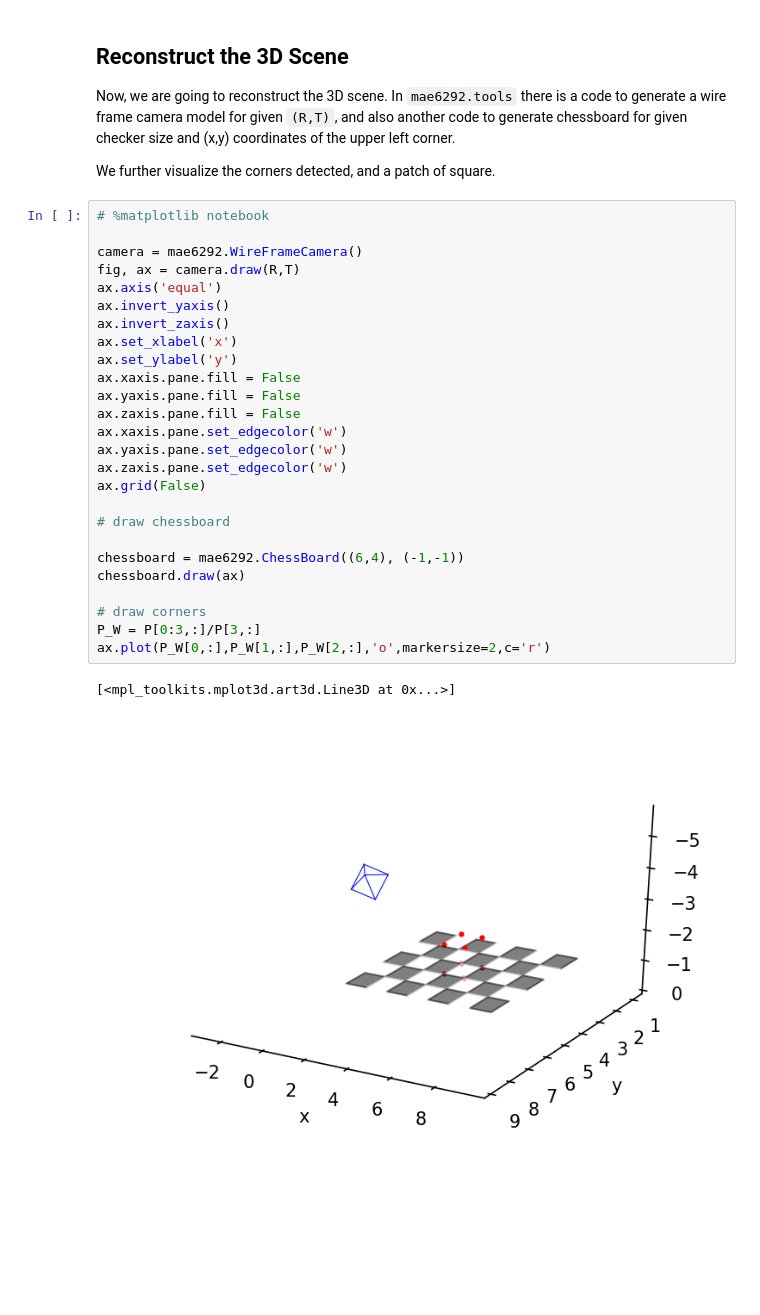
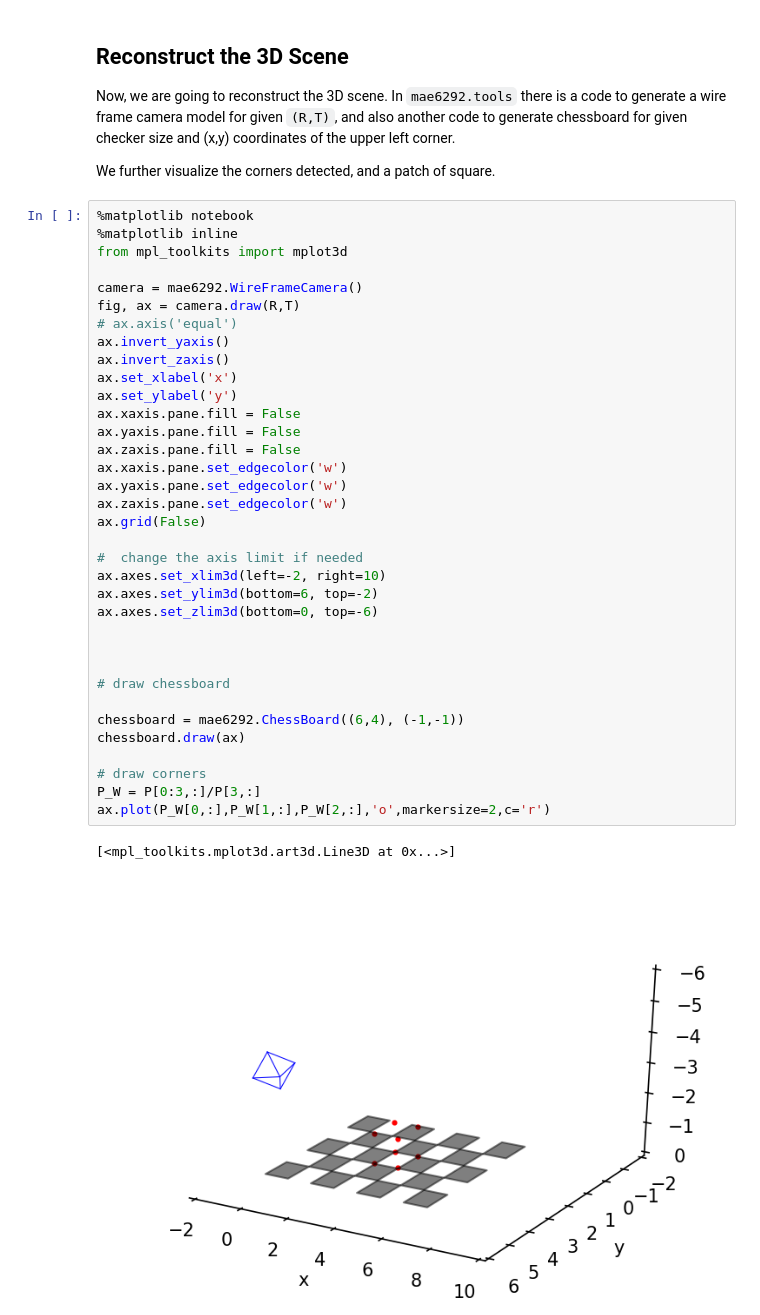
Before and after one commit to GW-MAE6292/python_examples, a Jupyter notebook: DLT/DLT.ipynb, the cells around one changed output. Cells and saved outputs as stored; diff of their text form; blank space fills up the shorter version.

```diff
--- a/DLT/DLT.ipynb
+++ b/DLT/DLT.ipynb
@@ -166,31 +165,40 @@ Now, we are going to reconstruct the 3D scene. In `mae6292.tools` there is a cod
 
 We further visualize the corners detected, and a patch of square.
 # %%
-# %matplotlib notebook
+%matplotlib notebook
+%matplotlib inline
+from mpl_toolkits import mplot3d
 
 camera = mae6292.WireFrameCamera()
 fig, ax = camera.draw(R,T)
-ax.axis('equal')
+# ax.axis('equal')
 ax.invert_yaxis()
 ax.invert_zaxis()
 ax.set_xlabel('x')
 ax.set_ylabel('y')
 ax.xaxis.pane.fill = False
 ax.yaxis.pane.fill = False
 ax.zaxis.pane.fill = False
 ax.xaxis.pane.set_edgecolor('w')
 ax.yaxis.pane.set_edgecolor('w')
 ax.zaxis.pane.set_edgecolor('w')
 ax.grid(False)
 
+#  change the axis limit if needed
+ax.axes.set_xlim3d(left=-2, right=10)
+ax.axes.set_ylim3d(bottom=6, top=-2)
+ax.axes.set_zlim3d(bottom=0, top=-6)
+
+
+
 # draw chessboard
 
 chessboard = mae6292.ChessBoard((6,4), (-1,-1))
 chessboard.draw(ax)
 
 # draw corners
 P_W = P[0:3,:]/P[3,:]
 ax.plot(P_W[0,:],P_W[1,:],P_W[2,:],'o',markersize=2,c='r')
 # %% [output]
 [<mpl_toolkits.mplot3d.art3d.Line3D at 0x...>]
-[figure, old version]
+[figure, new version]
```
Also changed, not shown: parts of 9 cells of this notebook, 17 other files.
